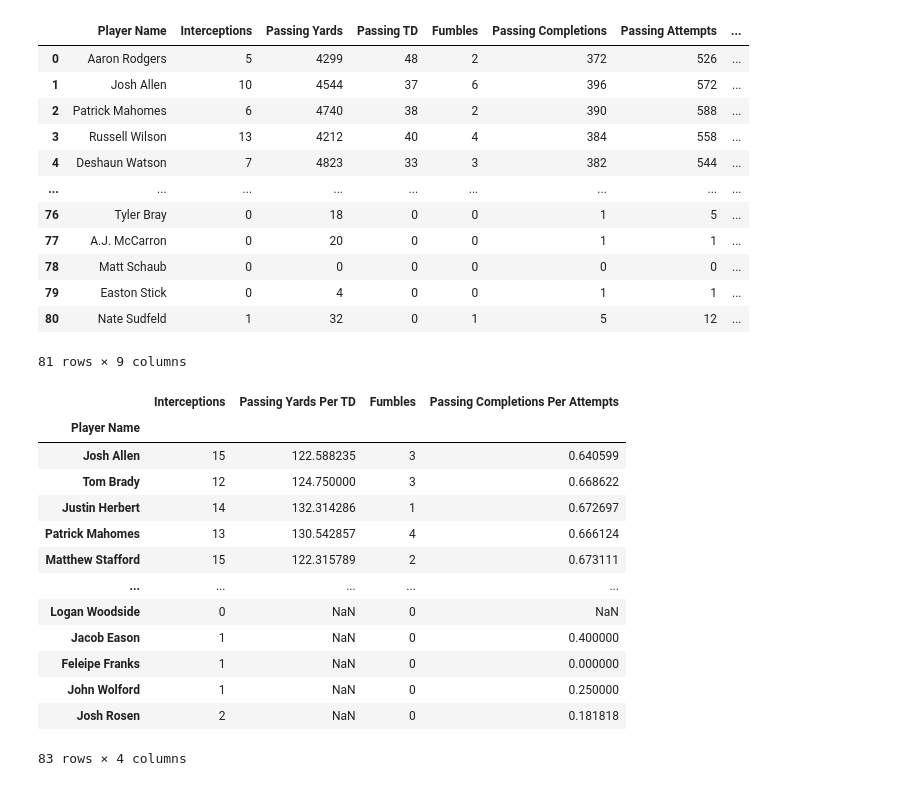
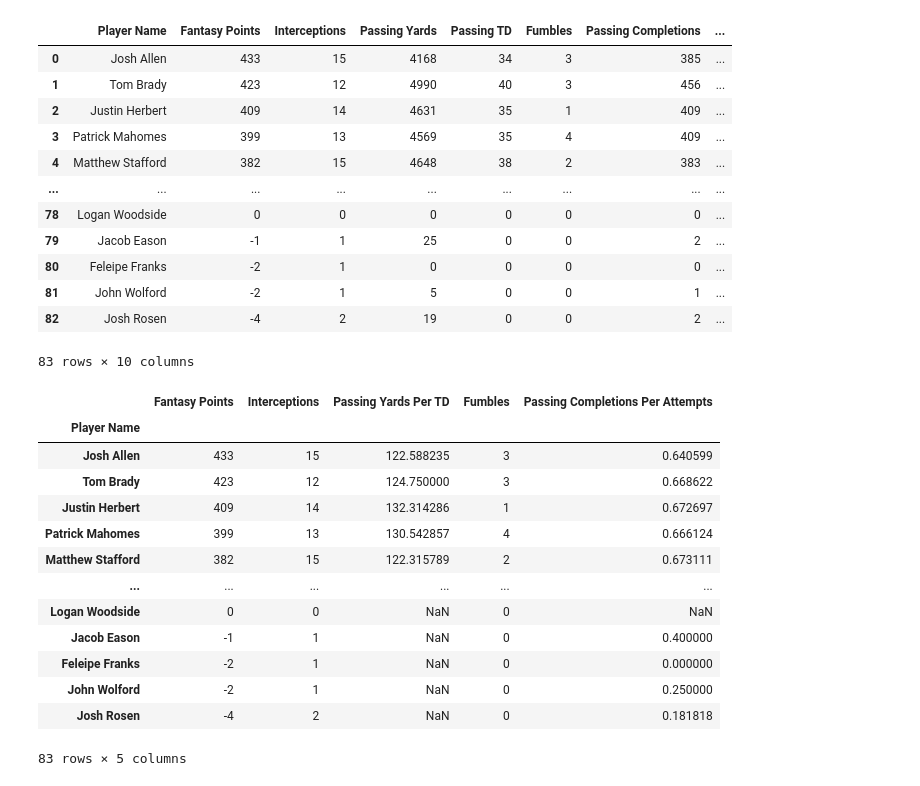
Before and after one commit to 86burke/Runtime-Terror, a Jupyter notebook: Anderson/Predictive Model.ipynb, the cells around one changed output. Drawn from its saved outputs; the diff is of its cells as text; code cells hidden in the pictures.

```diff
--- a/Anderson/Predictive Model.ipynb
+++ b/Anderson/Predictive Model.ipynb
@@ -26,5 +38,5 @@ qbdf = pd.read_csv("QBStats.csv")
 qbdf19 = pd.read_csv("QBStats2019.csv")
 # %%
-QBMeasures = qbdf[["Player Name","Interceptions","Passing Yards", "Passing TD","Fumbles","Passing Completions","Passing Attempts"]]
-QBMeasures
+QBMeasures20 = qbdf20[["Player Name","Fantasy Points","Interceptions","Passing Yards", "Passing TD","Fumbles","Passing Completions","Passing Attempts"]]
+QBMeasures20
 # %% [output]
@@ -61,10 +73,10 @@ QBMeasures19
 # %%
-PassingYPTD = QBMeasures['Passing Yards']/QBMeasures['Passing TD']
-PassingCPA = QBMeasures['Passing Completions']/QBMeasures['Passing Attempts']
+PassingYPTD20 = QBMeasures20['Passing Yards']/QBMeasures20['Passing TD']
+PassingCPA20= QBMeasures20['Passing Completions']/QBMeasures20['Passing Attempts']
 PassingYPTD19 = QBMeasures19['Passing Yards']/QBMeasures19['Passing TD']
 PassingCPA19 = QBMeasures19['Passing Completions']/QBMeasures19['Passing Attempts']
 # %%
-QBMeasures["Passing Yards Per TD"] = PassingYPTD
+QBMeasures20["Passing Yards Per TD"] = PassingYPTD20
 QBMeasures19["Passing Yards Per TD"] = PassingYPTD19
 # %% [output]
 A value is trying to be set on a copy of a slice from a DataFrame.
@@ -78,7 +90,7 @@ Try using .loc[row_indexer,col_indexer] = value instead
 See the caveats in the documentation: https://pandas.pydata.org/pandas-docs/stable/user_guide/indexing.html#returning-a-view-versus-a-copy
   QBMeasures19["Passing Yards Per TD"] = PassingYPTD19
 # %%
-QBMeasures["Passing Completions Per Attempts"] = PassingCPA
+QBMeasures20["Passing Completions Per Attempts"] = PassingCPA20
 QBMeasures19["Passing Completions Per Attempts"] = PassingCPA19
 # %% [output]
 A value is trying to be set on a copy of a slice from a DataFrame.
@@ -92,19 +104,19 @@ Try using .loc[row_indexer,col_indexer] = value instead
 See the caveats in the documentation: https://pandas.pydata.org/pandas-docs/stable/user_guide/indexing.html#returning-a-view-versus-a-copy
   QBMeasures19["Passing Completions Per Attempts"] = PassingCPA19
 # %%
-QBMeasures19
+QBMeasures20
 # %% [output]
-|  | Player Name | Interceptions | Passing Yards | Passing TD | Fumbles | Passing Completions | Passing Attempts | ... |
-| 0 | Aaron Rodgers | 5 | 4299 | 48 | 2 | 372 | 526 | ... |
-| 1 | Josh Allen | 10 | 4544 | 37 | 6 | 396 | 572 | ... |
-| 2 | Patrick Mahomes | 6 | 4740 | 38 | 2 | 390 | 588 | ... |
-| 3 | Russell Wilson | 13 | 4212 | 40 | 4 | 384 | 558 | ... |
-| 4 | Deshaun Watson | 7 | 4823 | 33 | 3 | 382 | 544 | ... |
+|  | Player Name | Fantasy Points | Interceptions | Passing Yards | Passing TD | Fumbles | Passing Completions | ... |
+| 0 | Josh Allen | 433 | 15 | 4168 | 34 | 3 | 385 | ... |
+| 1 | Tom Brady | 423 | 12 | 4990 | 40 | 3 | 456 | ... |
+| 2 | Justin Herbert | 409 | 14 | 4631 | 35 | 1 | 409 | ... |
+| 3 | Patrick Mahomes | 399 | 13 | 4569 | 35 | 4 | 409 | ... |
+| 4 | Matthew Stafford | 382 | 15 | 4648 | 38 | 2 | 383 | ... |
 | ... | ... | ... | ... | ... | ... | ... | ... | ... |
-| 76 | Tyler Bray | 0 | 18 | 0 | 0 | 1 | 5 | ... |
-| 77 | A.J. McCarron | 0 | 20 | 0 | 0 | 1 | 1 | ... |
-| 78 | Matt Schaub | 0 | 0 | 0 | 0 | 0 | 0 | ... |
-| 79 | Easton Stick | 0 | 4 | 0 | 0 | 1 | 1 | ... |
-| 80 | Nate Sudfeld | 1 | 32 | 0 | 1 | 5 | 12 | ... |
+| 78 | Logan Woodside | 0 | 0 | 0 | 0 | 0 | 0 | ... |
+| 79 | Jacob Eason | -1 | 1 | 25 | 0 | 0 | 2 | ... |
+| 80 | Feleipe Franks | -2 | 1 | 0 | 0 | 0 | 0 | ... |
+| 81 | John Wolford | -2 | 1 | 5 | 0 | 0 | 1 | ... |
+| 82 | Josh Rosen | -4 | 2 | 19 | 0 | 0 | 2 | ... |
-81 rows × 9 columns
+83 rows × 10 columns
 # %%
@@ -117,19 +128,18 @@ QBMeasuresFinal19 = QBMeasuresFinal19.set_index('Player Name')
 # %%
-QBMeasuresFinal
-QBMeasuresFinal.replace([np.inf, -np.inf], np.nan)
+QBMeasuresFinal20.replace([np.inf, -np.inf], np.nan)
 # %% [output]
-|  | Interceptions | Passing Yards Per TD | Fumbles | Passing Completions Per Attempts |
-| Player Name |  |  |  |  |
-| Josh Allen | 15 | 122.588235 | 3 | 0.640599 |
-| Tom Brady | 12 | 124.750000 | 3 | 0.668622 |
-| Justin Herbert | 14 | 132.314286 | 1 | 0.672697 |
-| Patrick Mahomes | 13 | 130.542857 | 4 | 0.666124 |
-| Matthew Stafford | 15 | 122.315789 | 2 | 0.673111 |
-| ... | ... | ... | ... | ... |
-| Logan Woodside | 0 | NaN | 0 | NaN |
-| Jacob Eason | 1 | NaN | 0 | 0.400000 |
-| Feleipe Franks | 1 | NaN | 0 | 0.000000 |
-| John Wolford | 1 | NaN | 0 | 0.250000 |
-| Josh Rosen | 2 | NaN | 0 | 0.181818 |
+|  | Fantasy Points | Interceptions | Passing Yards Per TD | Fumbles | Passing Completions Per Attempts |
+| Player Name |  |  |  |  |  |
+| Josh Allen | 433 | 15 | 122.588235 | 3 | 0.640599 |
+| Tom Brady | 423 | 12 | 124.750000 | 3 | 0.668622 |
+| Justin Herbert | 409 | 14 | 132.314286 | 1 | 0.672697 |
+| Patrick Mahomes | 399 | 13 | 130.542857 | 4 | 0.666124 |
+| Matthew Stafford | 382 | 15 | 122.315789 | 2 | 0.673111 |
+| ... | ... | ... | ... | ... | ... |
+| Logan Woodside | 0 | 0 | NaN | 0 | NaN |
+| Jacob Eason | -1 | 1 | NaN | 0 | 0.400000 |
+| Feleipe Franks | -2 | 1 | NaN | 0 | 0.000000 |
+| John Wolford | -2 | 1 | NaN | 0 | 0.250000 |
+| Josh Rosen | -4 | 2 | NaN | 0 | 0.181818 |
-83 rows × 4 columns
+83 rows × 5 columns
 # %%
```
Also changed, not shown: parts of 50 cells of this notebook, 1 other file.
